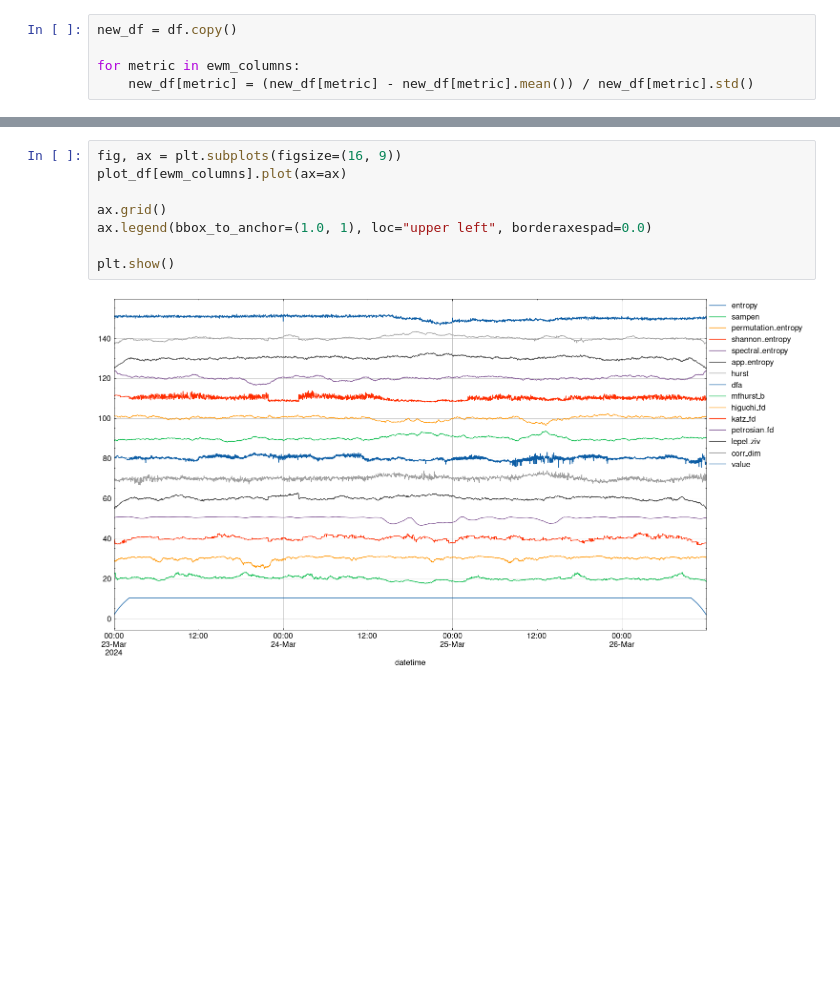
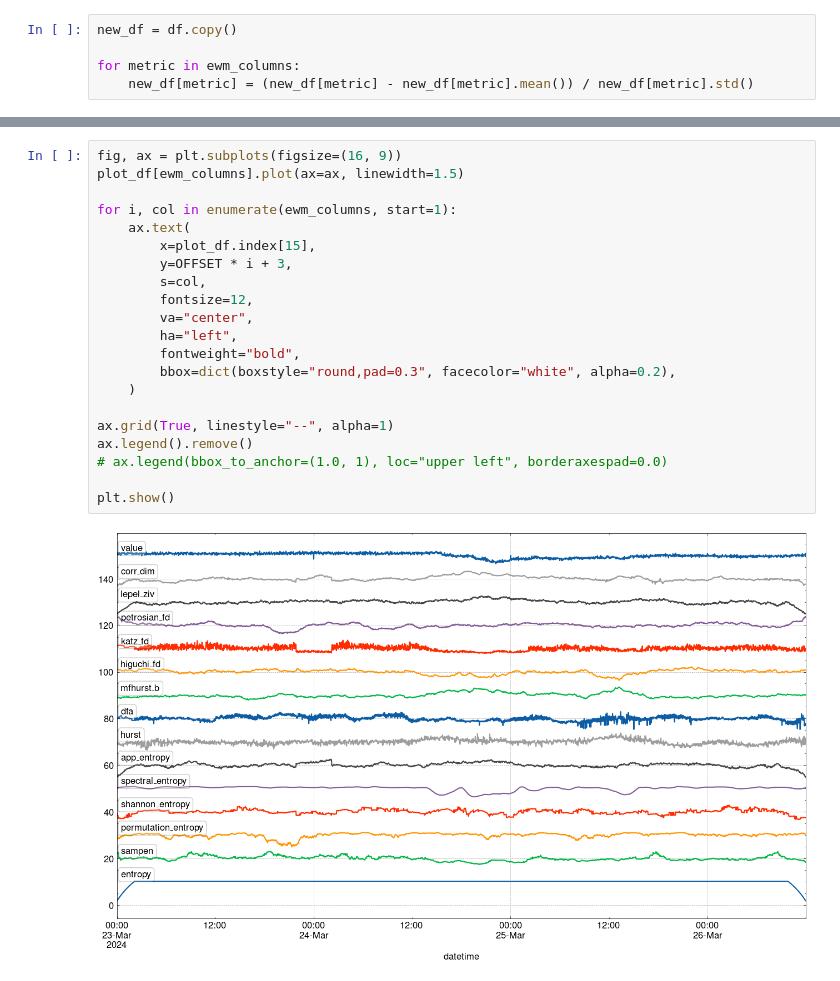
Before and after one commit to dosquisd/NMDB, a Jupyter notebook: 004.ipynb, the cells around one changed output, grey strips where cells are left out. Saved outputs shown, nothing was run; the diff lists cells and outputs as text; blank space fills up the shorter version.

Commit message:
feat: customize a little bit previous plot

```diff
--- a/004.ipynb
+++ b/004.ipynb
@@ -178,10 +120,23 @@ plot_df.describe()
 # %%
 fig, ax = plt.subplots(figsize=(16, 9))
-plot_df[ewm_columns].plot(ax=ax)
+plot_df[ewm_columns].plot(ax=ax, linewidth=1.5)
 
-ax.grid()
-ax.legend(bbox_to_anchor=(1.0, 1), loc="upper left", borderaxespad=0.0)
+for i, col in enumerate(ewm_columns, start=1):
+    ax.text(
+        x=plot_df.index[15],
+        y=OFFSET * i + 3,
+        s=col,
+        fontsize=12,
+        va="center",
+        ha="left",
+        fontweight="bold",
+        bbox=dict(boxstyle="round,pad=0.3", facecolor="white", alpha=0.2),
+    )
+
+ax.grid(True, linestyle="--", alpha=1)
+ax.legend().remove()
+# ax.legend(bbox_to_anchor=(1.0, 1), loc="upper left", borderaxespad=0.0)
 
 plt.show()
 # %% [output]
-[figure, old version]
+[figure, new version]
```
Also changed, not shown: parts of 6 cells of this notebook.
